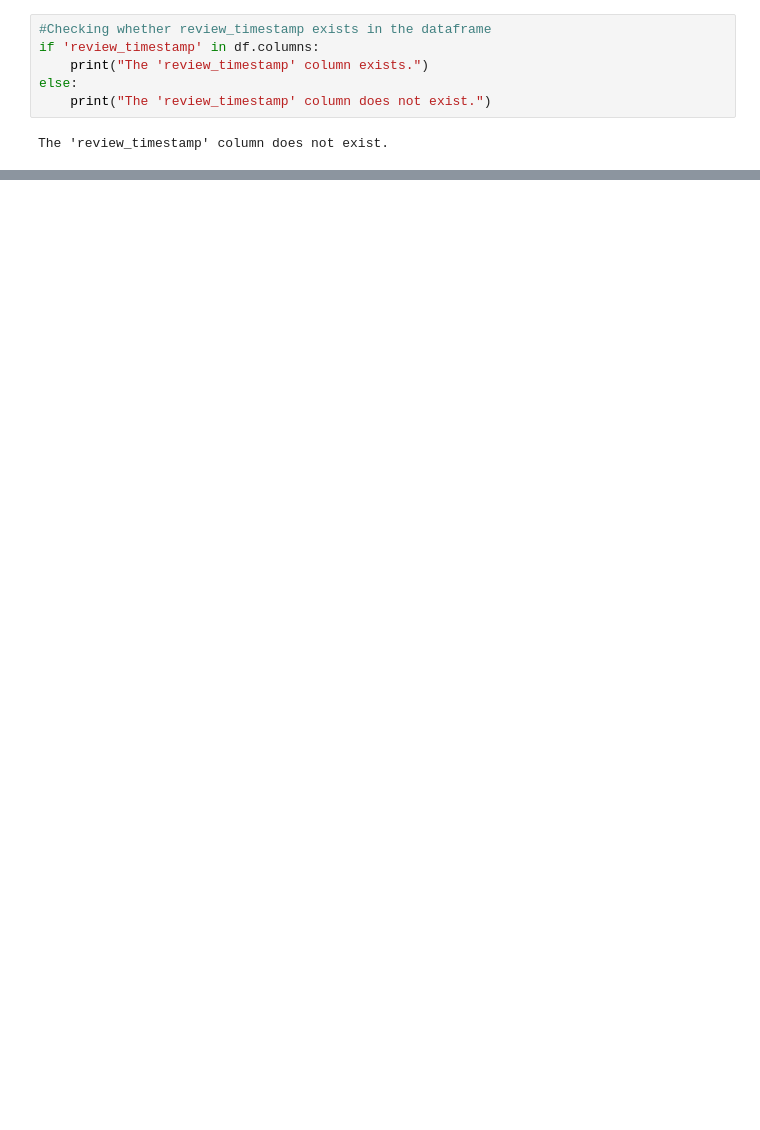
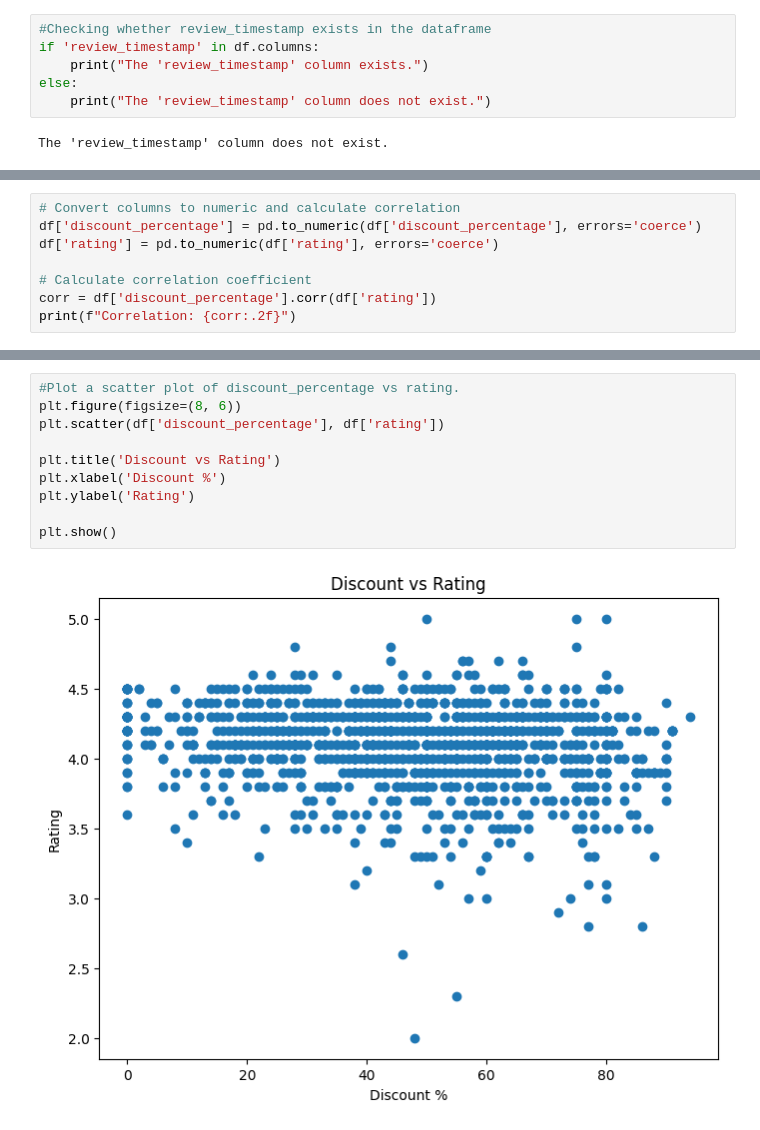
Before and after one commit to moturi39/Amazanalyze, a Jupyter notebook: amazanlyze.ipynb, the cells around one changed output, grey strips where cells are left out. Cells and saved outputs as stored; diff of their text form; blank space fills up the shorter version.

```diff
--- a/amazanlyze.ipynb
+++ b/amazanlyze.ipynb
@@ -230,0 +480,8 @@ The 'review_timestamp' column does not exist.
+# %%
+# Convert columns to numeric and calculate correlation
+df['discount_percentage'] = pd.to_numeric(df['discount_percentage'], errors='coerce')
+df['rating'] = pd.to_numeric(df['rating'], errors='coerce')
+
+# Calculate correlation coefficient
+corr = df['discount_percentage'].corr(df['rating'])
+print(f"Correlation: {corr:.2f}")
@@ -230,0 +529,12 @@ The 'review_timestamp' column does not exist.
+# %%
+#Plot a scatter plot of discount_percentage vs rating.
+plt.figure(figsize=(8, 6))
+plt.scatter(df['discount_percentage'], df['rating'])
+
+plt.title('Discount vs Rating')
+plt.xlabel('Discount %')
+plt.ylabel('Rating')
+
+plt.show()
+# %% [output]
+[figure, added]
```
Also changed, not shown: parts of 31 cells of this notebook, 3 other files.
